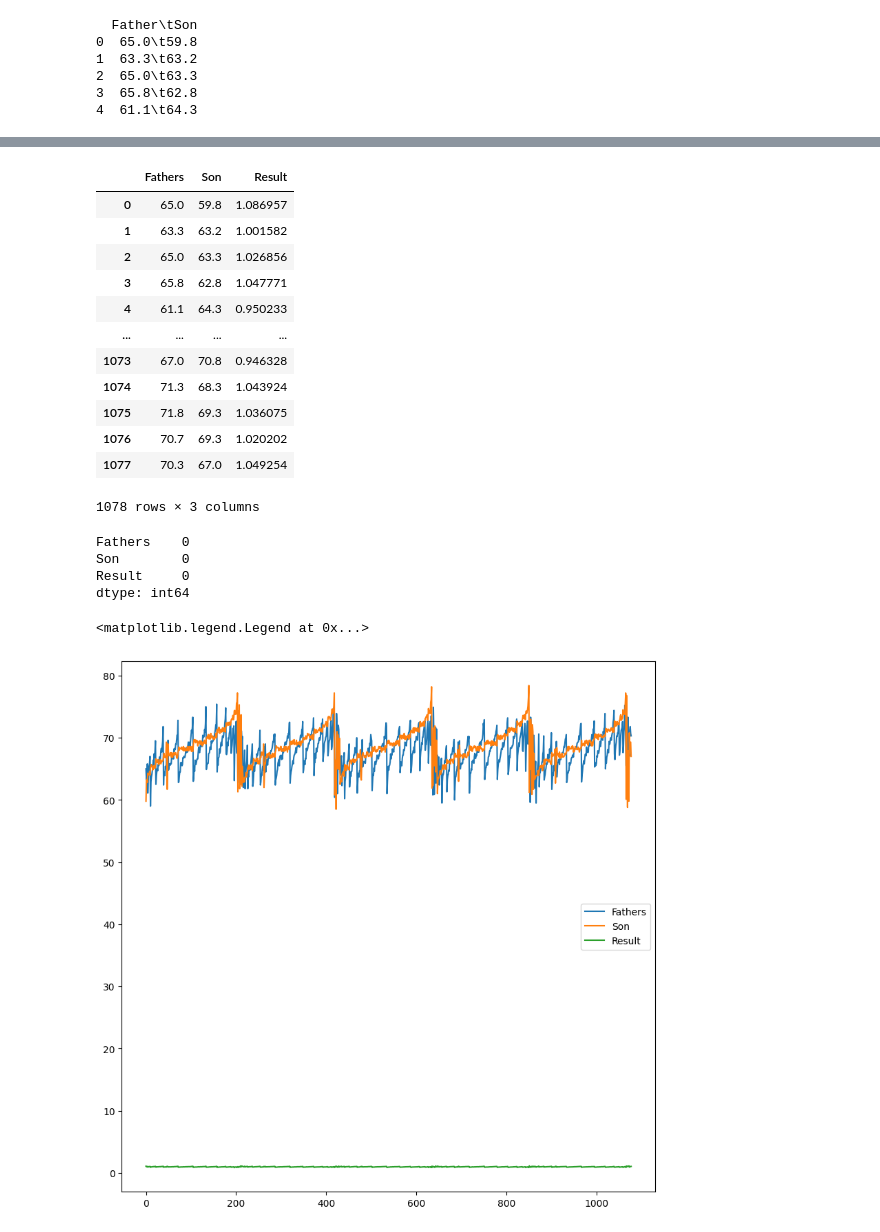
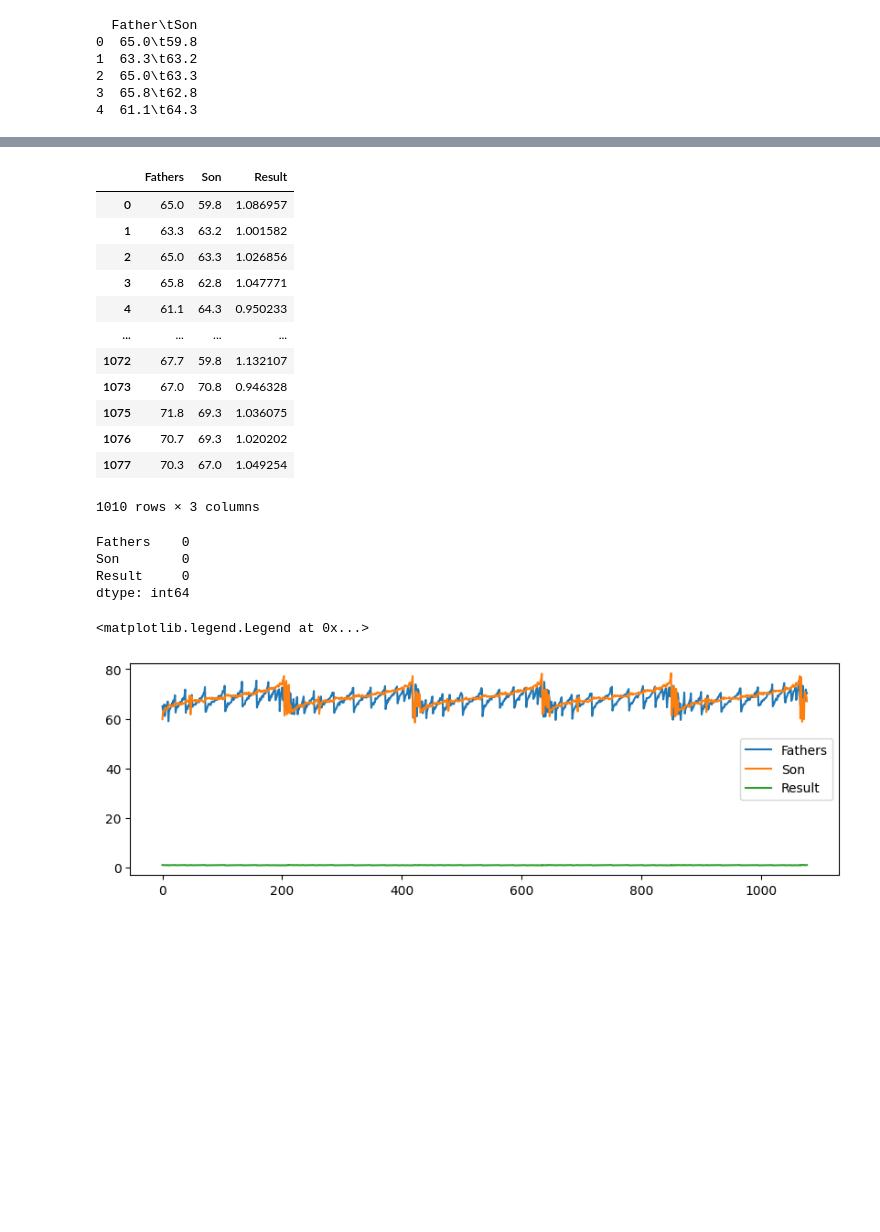
Before and after one commit to BaoNguyenz/Project_MAS, a Jupyter notebook: main.ipynb, the cells around one changed output, grey strips where cells are left out. Cells and saved outputs as stored; diff of their text form; code cells hidden in the pictures; blank space fills up the shorter version.

```diff
--- a/main.ipynb
+++ b/main.ipynb
@@ -7,5 +8,6 @@ import seaborn as nsn
 # %%
 df = pd.read_csv("Pearson.txt")
+df = df.drop_duplicates()
 print(df.head())
 # %% [output]
   Father\tSon
@@ -61,12 +48,12 @@ new_1
 | 3 | 65.8 | 62.8 | 1.047771 |
 | 4 | 61.1 | 64.3 | 0.950233 |
 | ... | ... | ... | ... |
+| 1072 | 67.7 | 59.8 | 1.132107 |
 | 1073 | 67.0 | 70.8 | 0.946328 |
-| 1074 | 71.3 | 68.3 | 1.043924 |
 | 1075 | 71.8 | 69.3 | 1.036075 |
 | 1076 | 70.7 | 69.3 | 1.020202 |
 | 1077 | 70.3 | 67.0 | 1.049254 |
-1078 rows × 3 columns
+1010 rows × 3 columns
 # %%
 new_1.isnull().sum()
 # %% [output]
@@ -75,10 +62,10 @@ Son        0
 Result     0
 dtype: int64
 # %%
-plt.figure(figsize=(10,10))
+plt.figure(figsize=(10,3))
 plt.plot(new_1)
 plt.legend(['Fathers', 'Son','Result'], loc='right')
 # %% [output]
 <matplotlib.legend.Legend at 0x...>
-[figure, old version]
+[figure, new version]
 # %%
```
Also changed, not shown: parts of 8 cells of this notebook, 2 other files.
